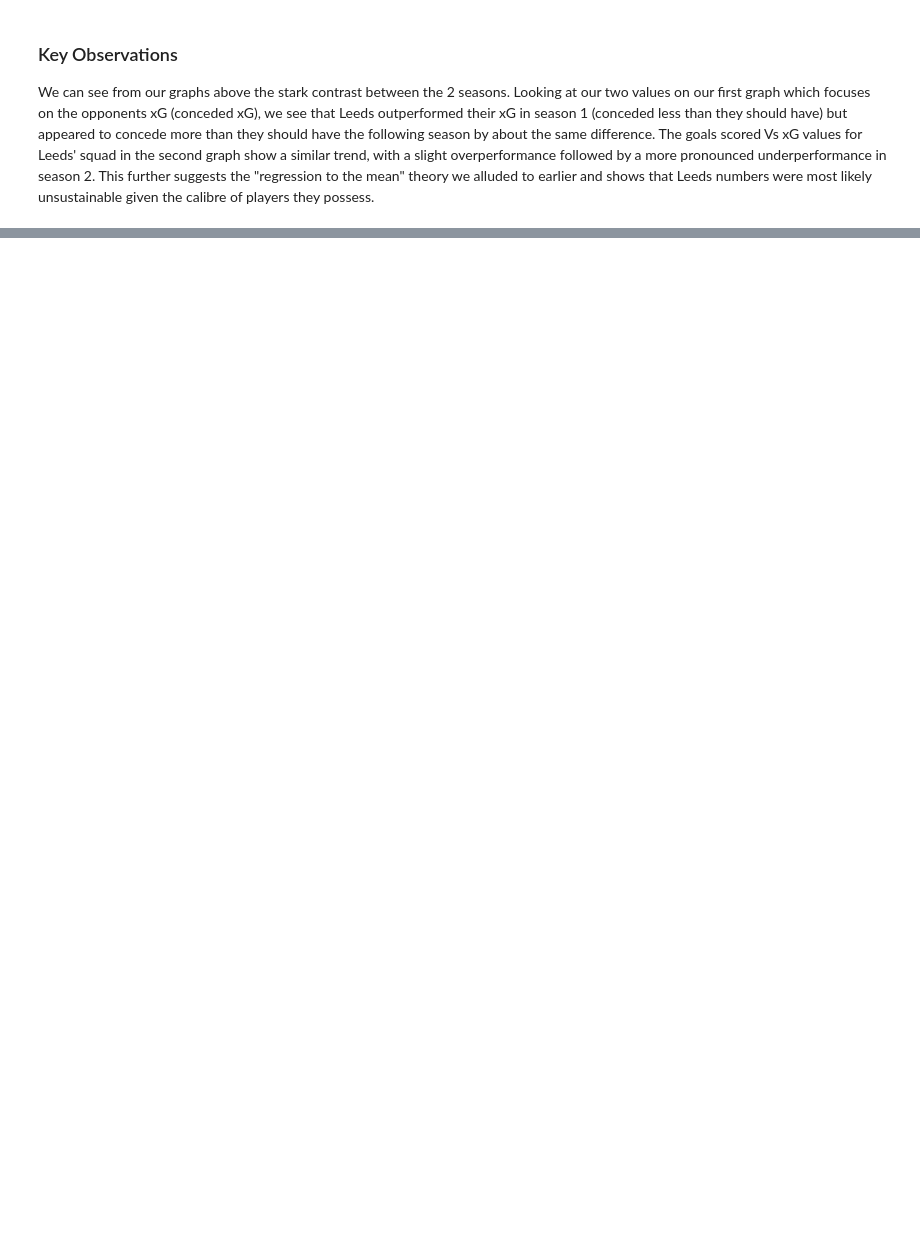
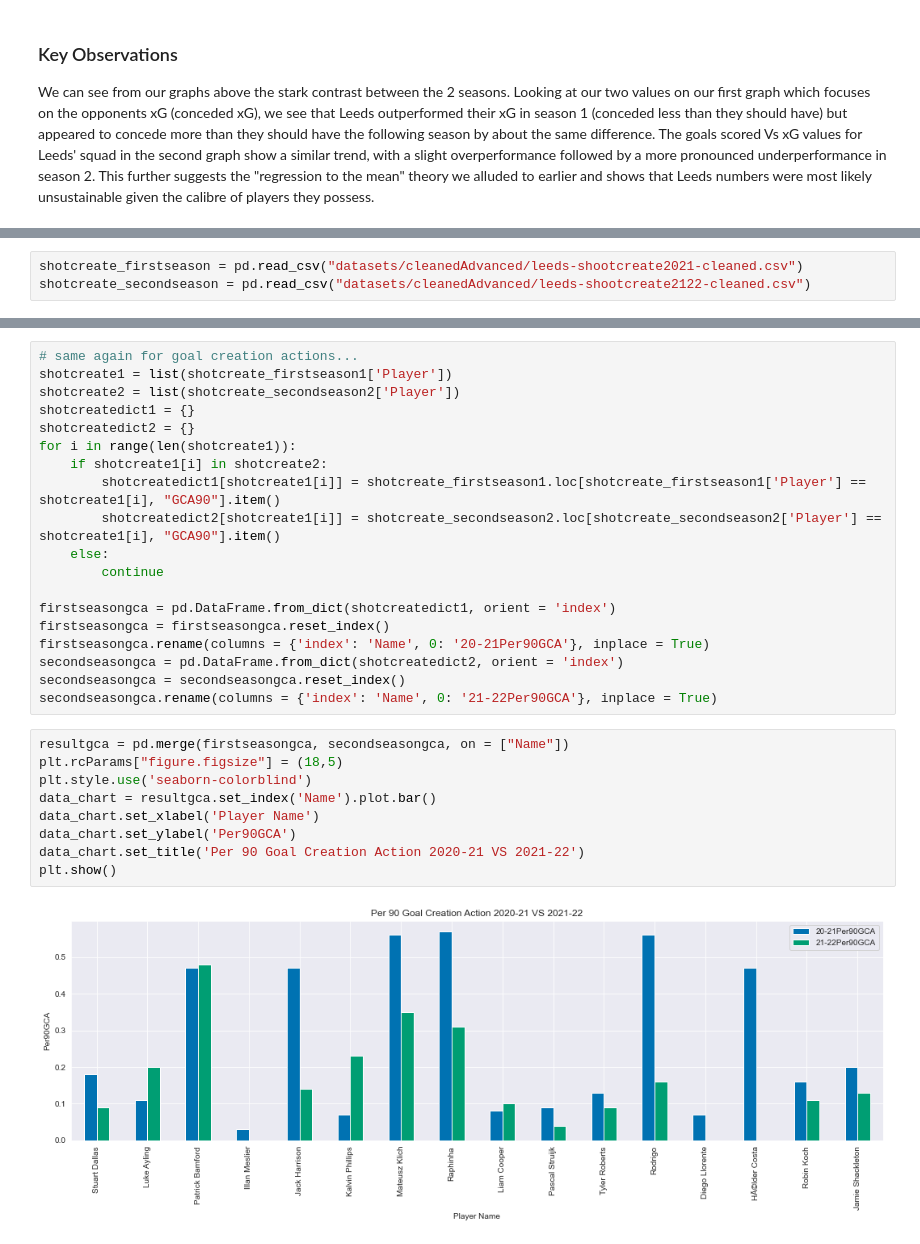
Before and after one commit to kiansweeney11/xg-data-analysis, a Jupyter notebook: leeds-comparison.ipynb, the cells around one changed output, grey strips where cells are left out. Cells and saved outputs as stored; diff of their text form; blank space fills up the shorter version.

```diff
--- a/leeds-comparison.ipynb
+++ b/leeds-comparison.ipynb
@@ -536,0 +541,3 @@ We can see from our graphs above the stark contrast between the 2 seasons. Looki
+# %%
+shotcreate_firstseason = pd.read_csv("datasets/cleanedAdvanced/leeds-shootcreate2021-cleaned.csv")
+shotcreate_secondseason = pd.read_csv("datasets/cleanedAdvanced/leeds-shootcreate2122-cleaned.csv")
@@ -536,0 +590,30 @@ We can see from our graphs above the stark contrast between the 2 seasons. Looki
+# %%
+# same again for goal creation actions...
+shotcreate1 = list(shotcreate_firstseason1['Player'])
+shotcreate2 = list(shotcreate_secondseason2['Player'])
+shotcreatedict1 = {}
+shotcreatedict2 = {}
+for i in range(len(shotcreate1)):
+    if shotcreate1[i] in shotcreate2:
+        shotcreatedict1[shotcreate1[i]] = shotcreate_firstseason1.loc[shotcreate_firstseason1['Player'] == shotcreate1[i], "GCA90"].item()
+        shotcreatedict2[shotcreate1[i]] = shotcreate_secondseason2.loc[shotcreate_secondseason2['Player'] == shotcreate1[i], "GCA90"].item()
+    else:
+        continue
+
+firstseasongca = pd.DataFrame.from_dict(shotcreatedict1, orient = 'index')
+firstseasongca = firstseasongca.reset_index()
+firstseasongca.rename(columns = {'index': 'Name', 0: '20-21Per90GCA'}, inplace = True)
+secondseasongca = pd.DataFrame.from_dict(shotcreatedict2, orient = 'index')
+secondseasongca = secondseasongca.reset_index()
+secondseasongca.rename(columns = {'index': 'Name', 0: '21-22Per90GCA'}, inplace = True)
+# %%
+resultgca = pd.merge(firstseasongca, secondseasongca, on = ["Name"])
+plt.rcParams["figure.figsize"] = (18,5)
+plt.style.use('seaborn-colorblind')
+data_chart = resultgca.set_index('Name').plot.bar()
+data_chart.set_xlabel('Player Name')
+data_chart.set_ylabel('Per90GCA')
+data_chart.set_title('Per 90 Goal Creation Action 2020-21 VS 2021-22')
+plt.show()
+# %% [output]
+[figure, added]
```
Also changed, not shown: parts of 10 cells of this notebook.
